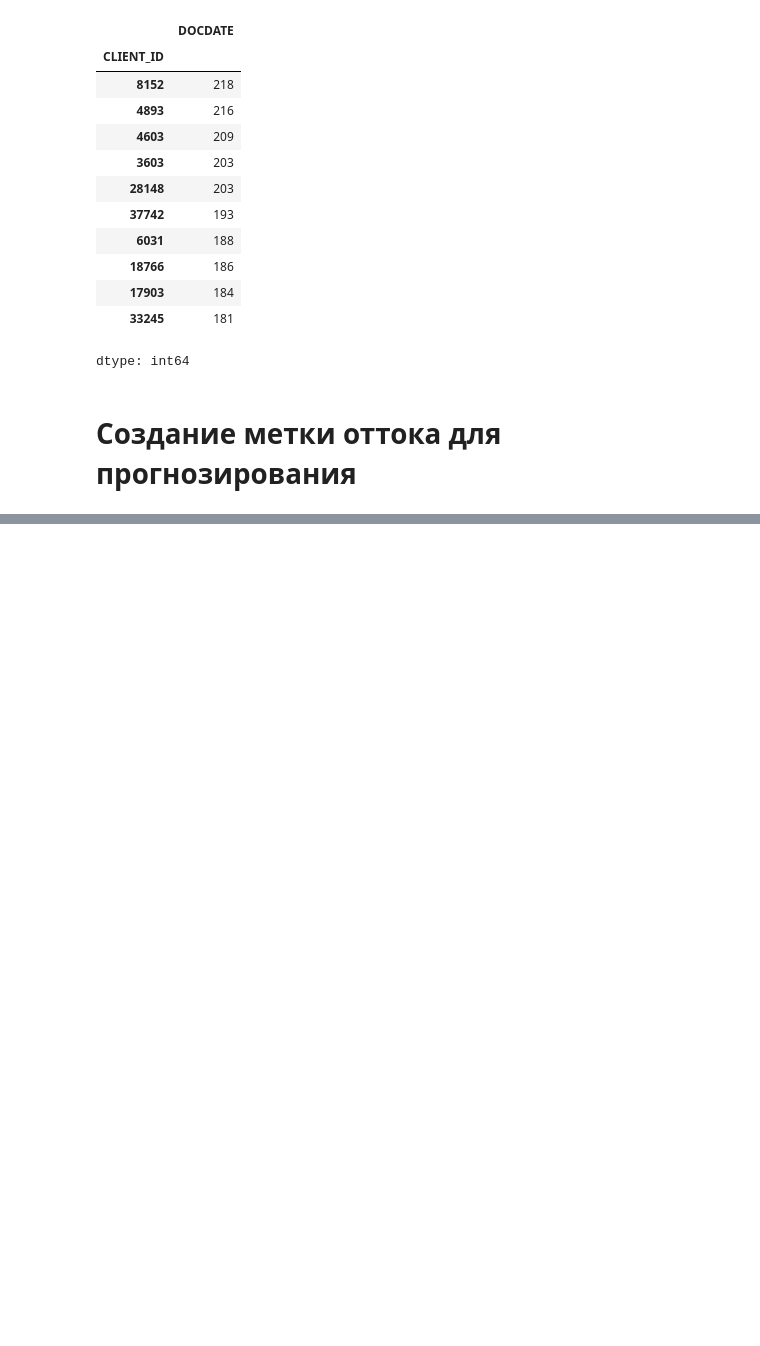
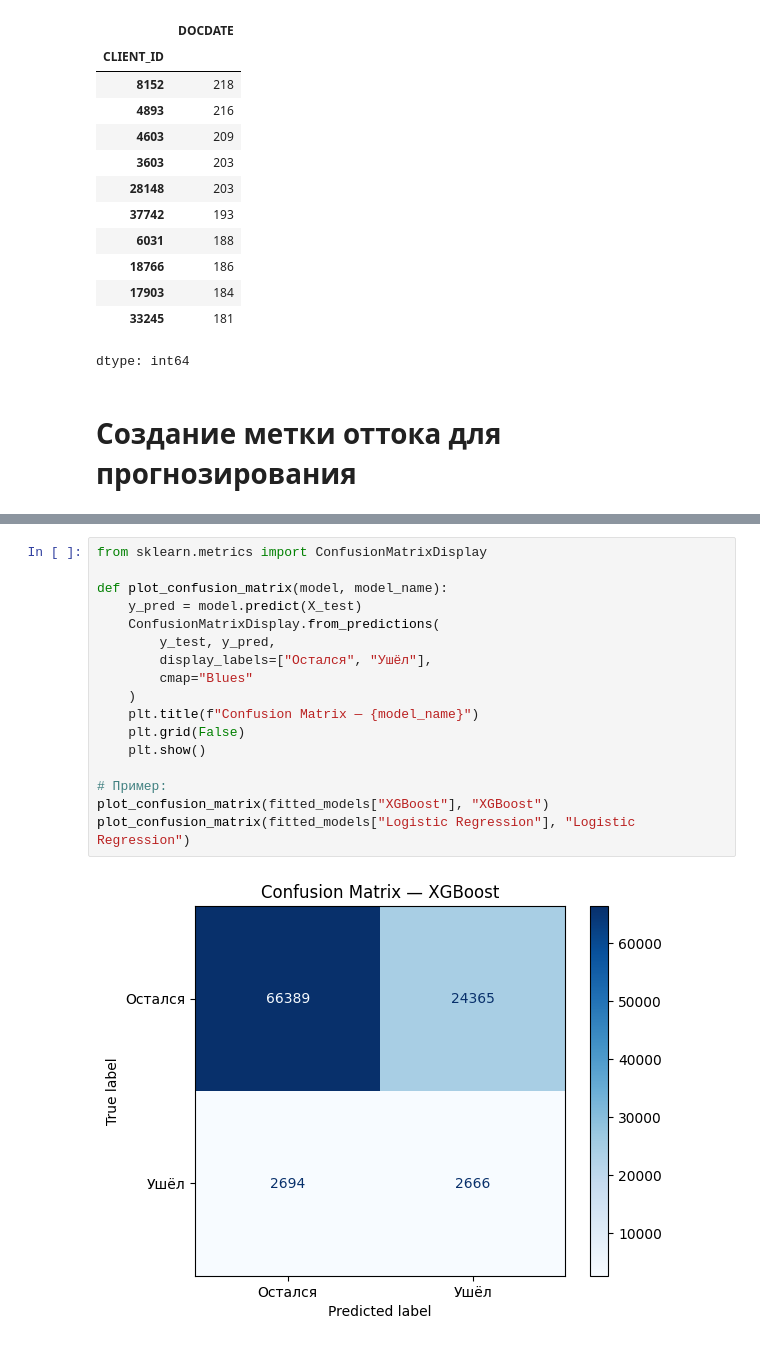
Before and after one commit to gauwuhar/fuzzy-octo-robot, a Jupyter notebook: DS_interview.ipynb, the cells around one changed output, grey strips where cells are left out. Cells and saved outputs as stored; diff of their text form; blank space fills up the shorter version.

```diff
--- a/DS_interview.ipynb
+++ b/DS_interview.ipynb
@@ -267,0 +567,19 @@ target_data.head()
+# %%
+from sklearn.metrics import ConfusionMatrixDisplay
+
+def plot_confusion_matrix(model, model_name):
+    y_pred = model.predict(X_test)
+    ConfusionMatrixDisplay.from_predictions(
+        y_test, y_pred,
+        display_labels=["Остался", "Ушёл"],
+        cmap="Blues"
+    )
+    plt.title(f"Confusion Matrix — {model_name}")
+    plt.grid(False)
+    plt.show()
+
+# Пример:
+plot_confusion_matrix(fitted_models["XGBoost"], "XGBoost")
+plot_confusion_matrix(fitted_models["Logistic Regression"], "Logistic Regression")
+# %% [output]
+[figure, added]
```
Also changed, not shown: parts of 21 cells of this notebook.
